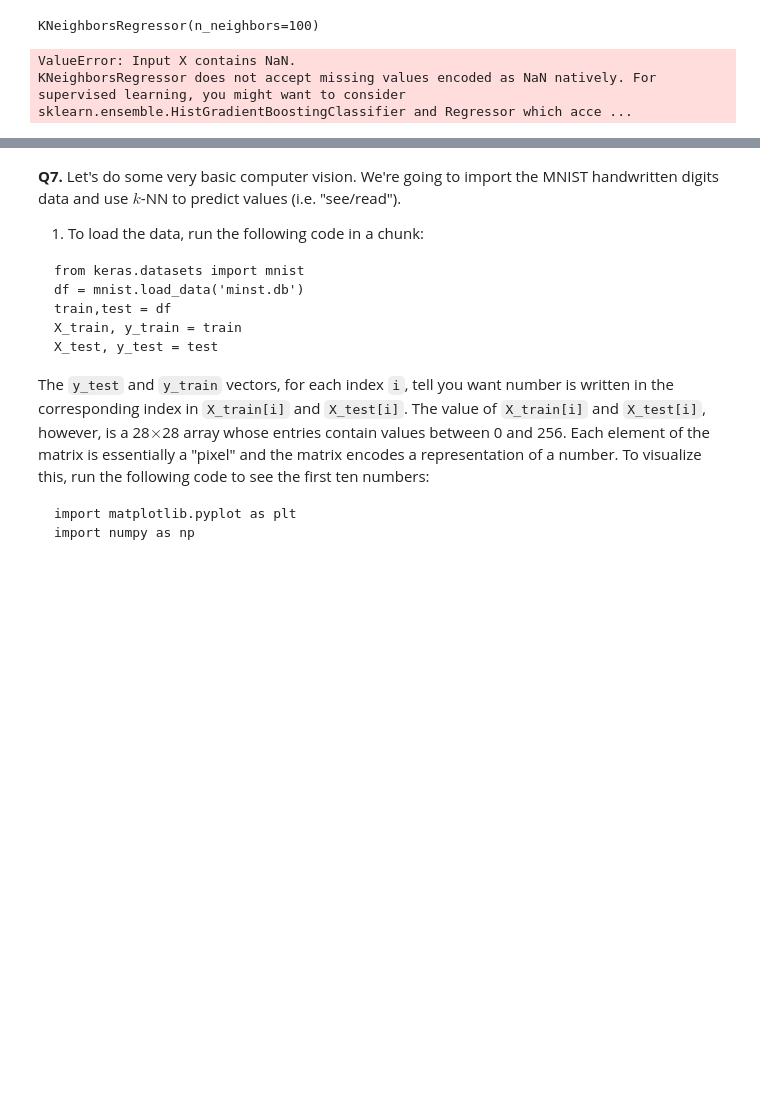
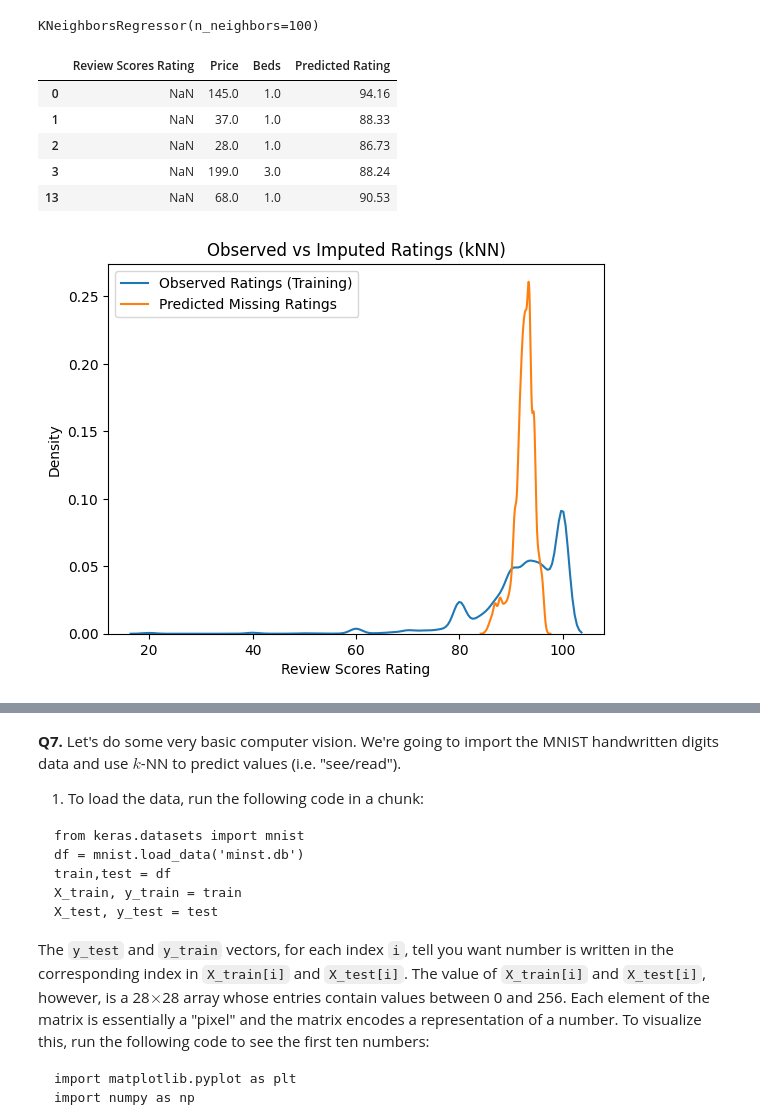
Before and after one commit to lydialeelee/undergrad_ml_assignments, a Jupyter notebook: 02_assignment_knn.ipynb, the cells around one changed output, grey strips where cells are left out. Cells and saved outputs as stored; diff of their text form; code cells hidden in the pictures; blank space fills up the shorter version.

```diff
--- a/02_assignment_knn.ipynb
+++ b/02_assignment_knn.ipynb
@@ -332,19 +485,34 @@ final_model = KNeighborsRegressor(n_neighbors=optimal_k)
 final_model.fit(X_scaled, y)
 # %% [output]
 KNeighborsRegressor(n_neighbors=100)
-# %%
-airbnb_missing["Price"] = (
-    airbnb_missing["Price"]
-    .replace(',', '', regex=True)
-    .astype(float)
-)
+# %%
+price_med = airbnb_complete["Price"].median()
+beds_med = airbnb_complete["Beds"].median()
+# %%
+airbnb_missing["Price"] = airbnb_missing["Price"].fillna(price_med)
+airbnb_missing["Beds"] = airbnb_missing["Beds"].fillna(beds_med)
 # %%
 X_missing = airbnb_missing[["Price", "Beds"]]
 X_missing_scaled = scaler.transform(X_missing)
 
 predicted_ratings = final_model.predict(X_missing_scaled)
 
-df_missing["Predicted Rating"] = predicted_ratings
+airbnb_missing["Predicted Rating"] = predicted_ratings
+airbnb_missing.head()
 # %% [output]
-ValueError: Input X contains NaN.
-KNeighborsRegressor does not accept missing values encoded as NaN natively. For supervised learning, you might want to consider sklearn.ensemble.HistGradientBoostingClassifier and Regressor which acce ...
+|  | Review Scores Rating | Price | Beds | Predicted Rating |
+| 0 | NaN | 145.0 | 1.0 | 94.16 |
+| 1 | NaN | 37.0 | 1.0 | 88.33 |
+| 2 | NaN | 28.0 | 1.0 | 86.73 |
+| 3 | NaN | 199.0 | 3.0 | 88.24 |
+| 13 | NaN | 68.0 | 1.0 | 90.53 |
+# %%
+plt.figure()
+sns.kdeplot(airbnb_complete["Review Scores Rating"], label="Observed Ratings (Training)")
+sns.kdeplot(airbnb_missing["Predicted Rating"], label="Predicted Missing Ratings")
+plt.xlabel("Review Scores Rating")
+plt.title("Observed vs Imputed Ratings (kNN)")
+plt.legend()
+plt.show()
+# %% [output]
+[figure, added]
```
Also changed, not shown: parts of 24 cells of this notebook.
